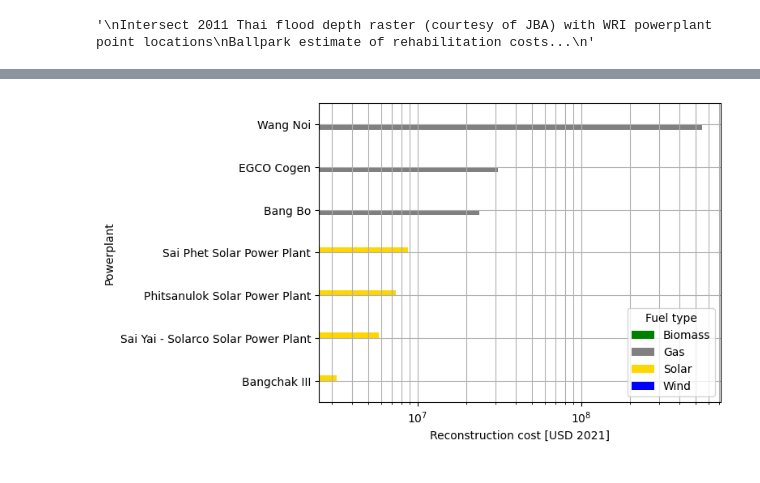
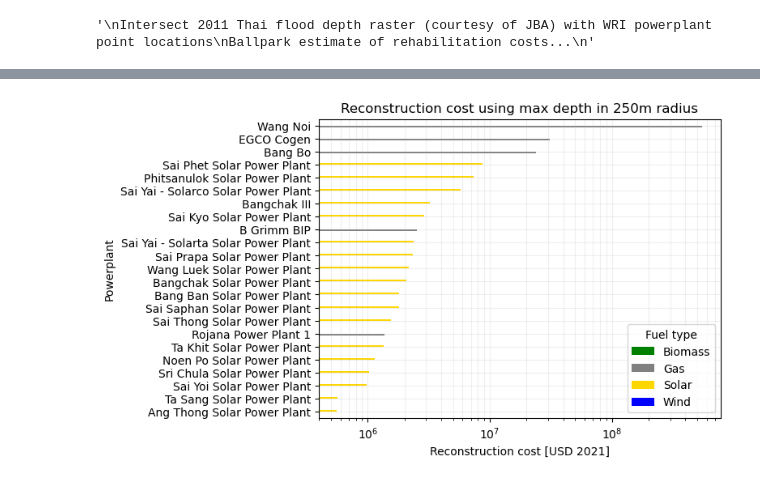
Before and after one commit to thomas-fred/thai_2011_flood_powerplants, a Jupyter notebook: thai_floods_powerplants_buffer.ipynb, the cells around one changed output, grey strips where cells are left out. Cells and saved outputs as stored; diff of their text form; code cells hidden in the pictures.

```diff
--- a/thai_floods_powerplants_buffer.ipynb
+++ b/thai_floods_powerplants_buffer.ipynb
@@ -130,22 +130,23 @@ damages.sort_values("rehab_cost_buffer", ascending=False).head(10)
 # %%
 to_plot = damages[["primary_fuel", "name", "rehab_cost_buffer"]].groupby(["primary_fuel", "name"]).sum().unstack("primary_fuel")
 to_plot = to_plot.fillna(0)
 to_plot.columns = to_plot.columns.droplevel()
 to_plot.columns.name = "Fuel type"
 
 # order by reconstruction cost
 to_plot["temp"] = to_plot.apply(max, axis=1)
 to_plot = to_plot.sort_values("temp").drop(columns=["temp"])
 
 f, ax = plt.subplots()
-subset = to_plot[to_plot > 3E6]
+subset = to_plot[to_plot > 5E5]
 subset.dropna(how="all").plot.barh(
     ax=ax,
     color={"Gas": "grey", "Solar": "gold", "Wind": "blue", "Biomass": "green"}
 )
+ax.set_title(f"Reconstruction cost using max depth in {buffer_radius_m}m radius")
 ax.set_xscale("log")
 ax.set_ylabel("Powerplant")
 ax.set_xlabel("Reconstruction cost [USD 2021]")
-ax.grid(which="both")
+ax.grid(which="both", alpha=0.2)
 # %% [output]
-[figure, old version]
+[figure, new version]
```
Also changed, not shown: parts of 1 cell of this notebook.
